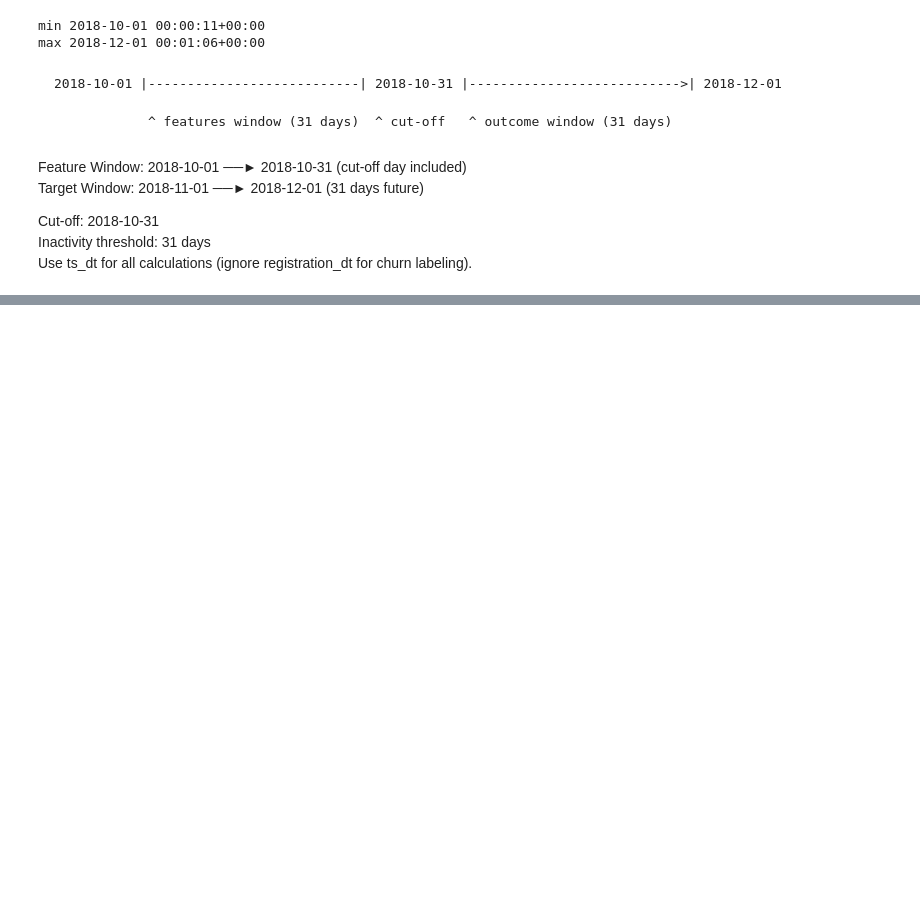
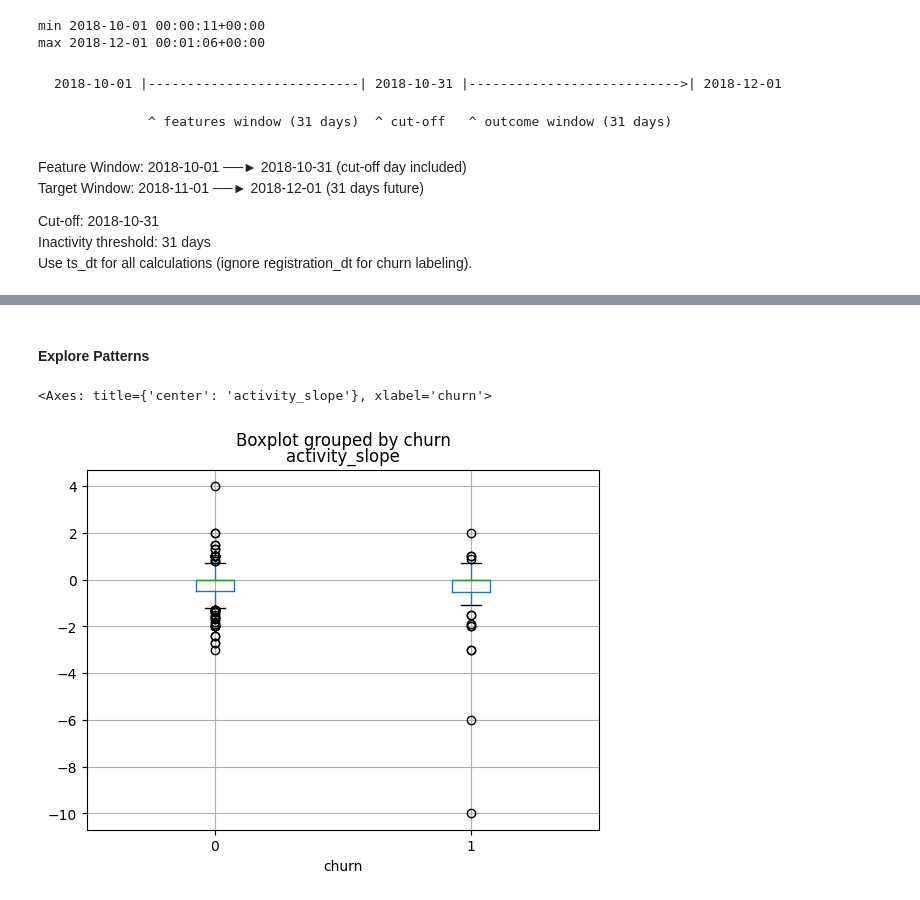
Before and after one commit to ReemNawaf/customer_churn, a Jupyter notebook: notebooks/experiements.ipynb, the cells around one changed output, grey strips where cells are left out. Saved outputs shown, nothing was run; the diff lists cells and outputs as text; code cells hidden in the pictures; blank space fills up the shorter version.

```diff
--- a/notebooks/experiements.ipynb
+++ b/notebooks/experiements.ipynb
@@ -48,0 +179,10 @@ Use ts_dt for all calculations (ignore registration_dt for churn labeling).
+# %%
+recency = (
+    feat_df.groupby("userId")["ts_dt"]
+           .max()
+           .reset_index()
+           .rename(columns={"ts_dt": "last_activity"})
+)
+recency["recency_days"] = (cutoff_date - recency["last_activity"]).dt.days
+
+recency
@@ -48,0 +351,10 @@ Use ts_dt for all calculations (ignore registration_dt for churn labeling).
+# %%
+diversity = (
+    feat_df.groupby("userId")
+           .agg(
+               unique_pages=("page","nunique"),
+               unique_songs=("song","nunique"),
+               unique_artists=("artist","nunique"),
+           )
+)
+diversity
@@ -48,0 +378,10 @@ Use ts_dt for all calculations (ignore registration_dt for churn labeling).
+# %%
+eng_features = (
+    recency
+    .set_index("userId")
+    .join([freq_7d, freq_30d, freq_90d,
+           consistency, trend, session_features, diversity])
+    .reset_index()
+)
+
+eng_features.head()
@@ -48,0 +397,3 @@ Use ts_dt for all calculations (ignore registration_dt for churn labeling).
+# %%
+eng = eng_features.merge(labeled[["userId","churn"]], on="userId", how="left")
+eng
@@ -48,0 +414,15 @@ Use ts_dt for all calculations (ignore registration_dt for churn labeling).
+# %% [markdown]
+#### Explore Patterns
+# %%
+# Recency distribution by churn
+eng.groupby("churn")["recency_days"].describe()
+
+# Churn rate vs frequency bins
+pd.crosstab(pd.cut(eng["freq_30d"], bins=[0,1,5,10,20,999]),
+            eng["churn"], normalize="index") * 100
+
+# Scatter: slope vs churn
+eng.boxplot(column="activity_slope", by="churn")
+# %% [output]
+<Axes: title={'center': 'activity_slope'}, xlabel='churn'>
+[figure, added]
```
Also changed, not shown: parts of 33 cells of this notebook.
